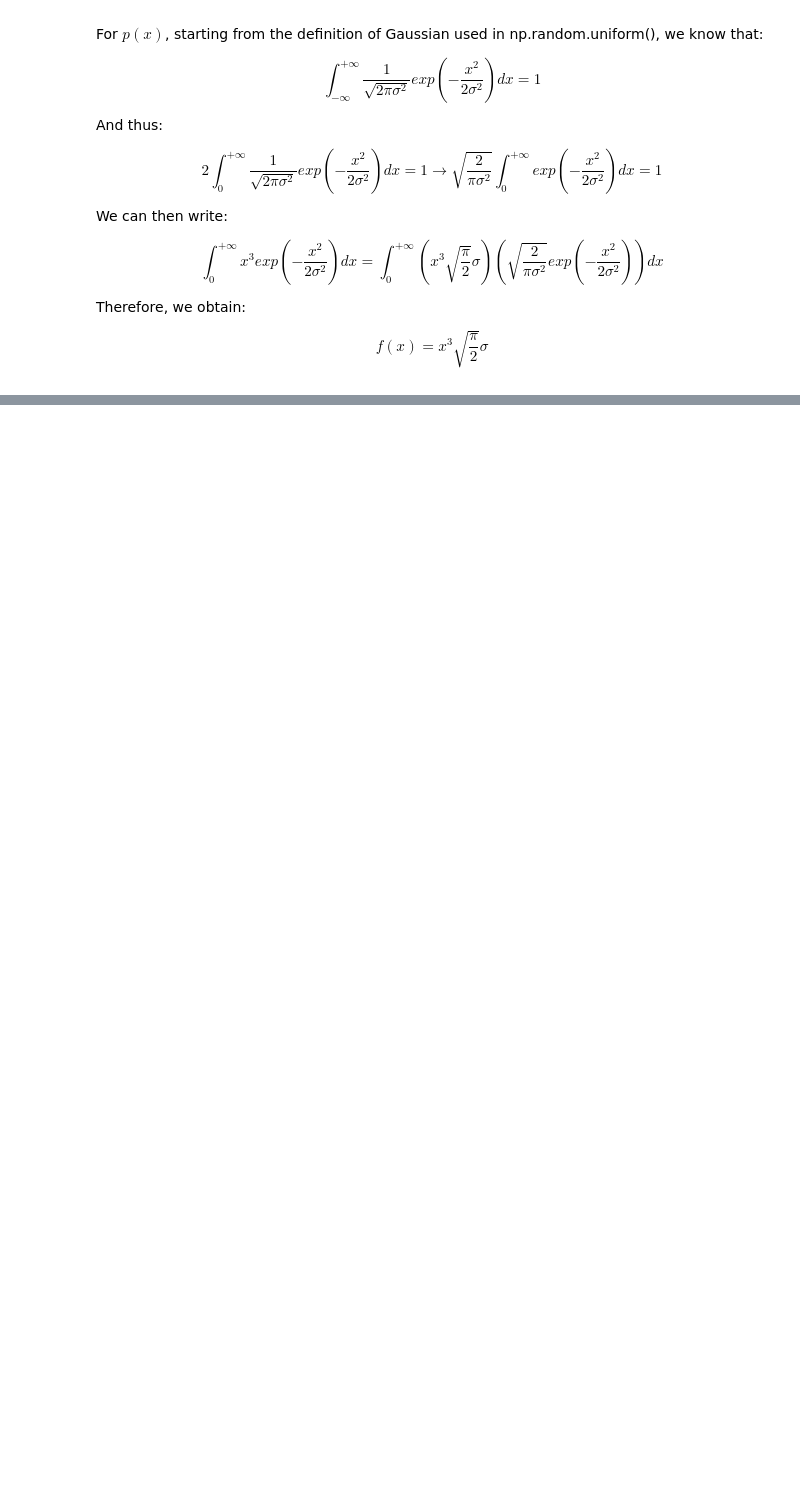
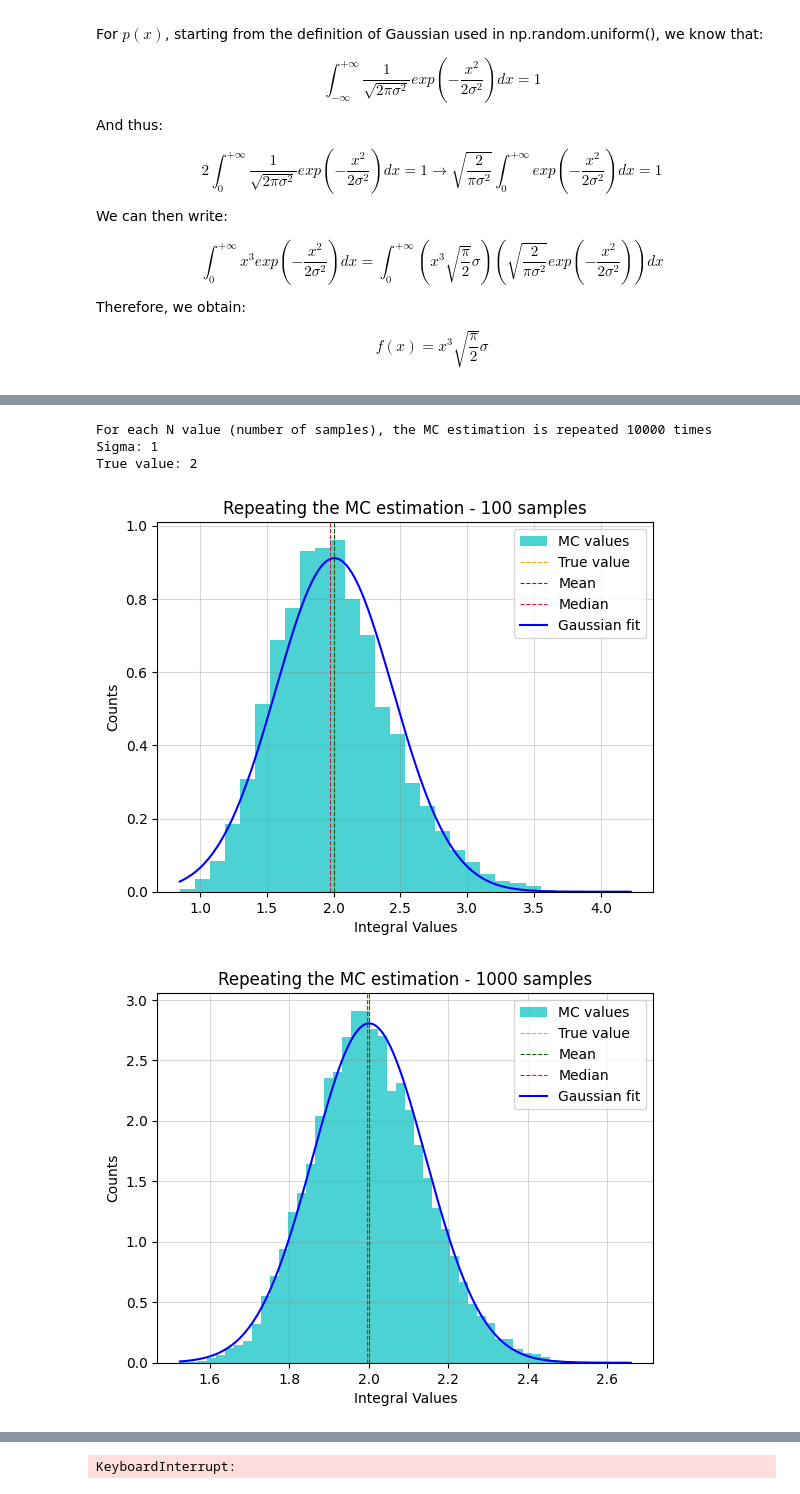
Before and after one commit to Alice-Palladino/astrostatistics_bicocca_2024, a Jupyter notebook: working/L03 - A gaussian integral.ipynb, the cells around one changed output, grey strips where cells are left out. Cells and saved outputs as stored; diff of their text form; code cells hidden in the pictures; blank space fills up the shorter version.

```diff
--- a/working/L03 - A gaussian integral.ipynb
+++ b/working/L03 - A gaussian integral.ipynb
@@ -55,0 +238,44 @@ True value: 0.125
+# %%
+n = np.array([100, 1000, 10000, 100000])     # Number of samples
+M = 10000     # Number of MC values
+sigma = 1
+
+integral = np.empty(M)
+true_value = 2*sigma**4
+
+print('For each N value (number of samples), the MC estimation is repeated ' + str(M) + ' times')
+print('Sigma: ' + str(sigma))
+print('True value: ' + str(true_value) + '\n')
+
+for N in n:
+
+    for i in np.arange(M):
+        integral[i] = np.mean(Funcf(0, sigma, N))
+
+    # Using evenly spaced x ticks to get a feeling of the errors, NOT TO SCALE
+
+    if(N == 100):
+        plt.hist(integral, bins=30, density=True, color = 'c', alpha = 0.7, histtype = 'stepfilled', label = 'MC values')
+    else:
+        plt.hist(integral, bins=50, density=True, color = 'c', alpha = 0.7, histtype = 'stepfilled', label = 'MC values')
+    plt.axvline(true_value, lw = 0.8, ls = 'dashed', c = 'orange', label = 'True value')
+    plt.axvline(np.mean(integral), lw = 0.8, ls = 'dashed', c = 'darkgreen', label = 'Mean')
+    plt.axvline(np.median(integral), lw = 0.8, ls = 'dashed', c = 'crimson', label = 'Median')
+
+    # Plotting the Gaussian:
+    gauss = scipy.stats.norm(loc=np.mean(integral), scale=np.std(integral))
+    x = np.linspace(min(integral), max(integral), 1000)
+    plt.plot(x, gauss.pdf(x), c = 'blue', label='Gaussian fit')
+
+    plt.xlabel('Integral Values')
+    plt.ylabel('Counts')
+    plt.title('Repeating the MC estimation - ' + str(N) + ' samples')
+    plt.grid(c='grey', alpha = 0.3)
+    plt.legend()
+    plt.show()
+# %% [output]
+For each N value (number of samples), the MC estimation is repeated 10000 times
+Sigma: 1
+True value: 2
+[figure, added]
+[figure, added]
@@ -55,0 +283 @@ True value: 0.125
+KeyboardInterrupt:
```
Also changed, not shown: parts of 7 cells of this notebook.
